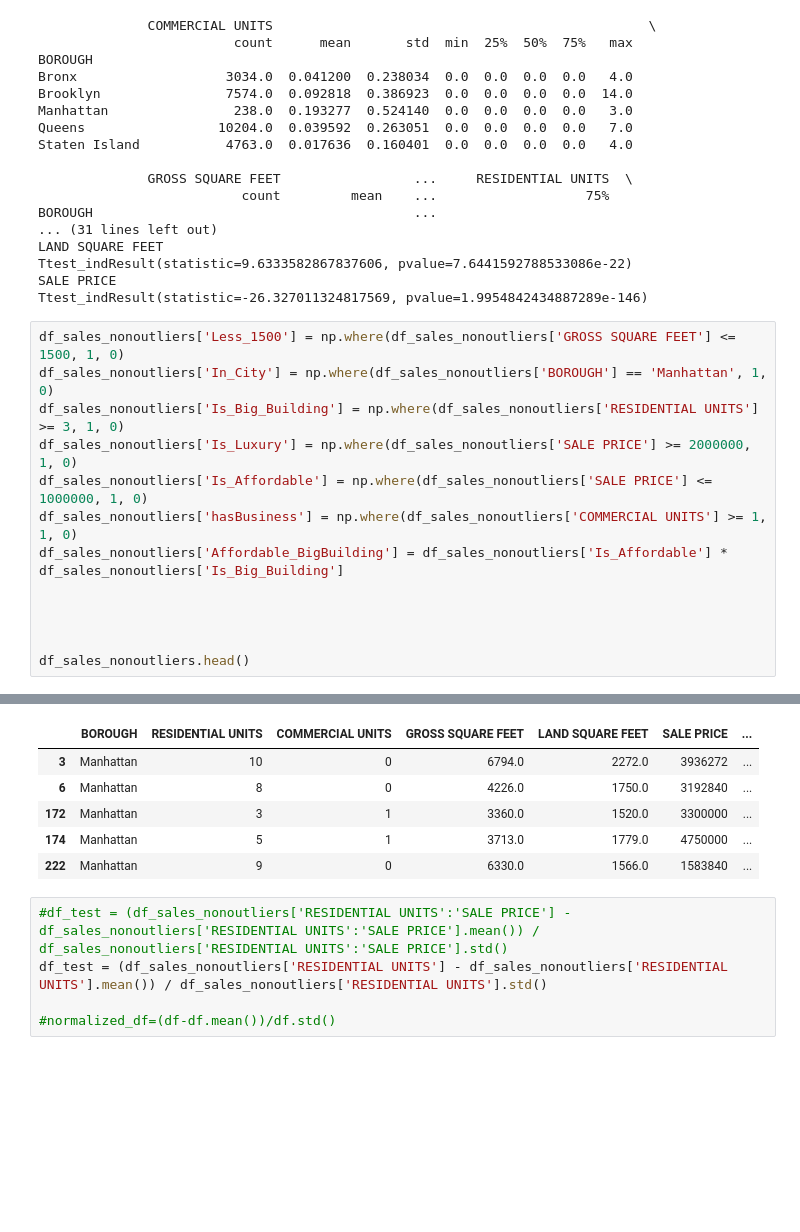
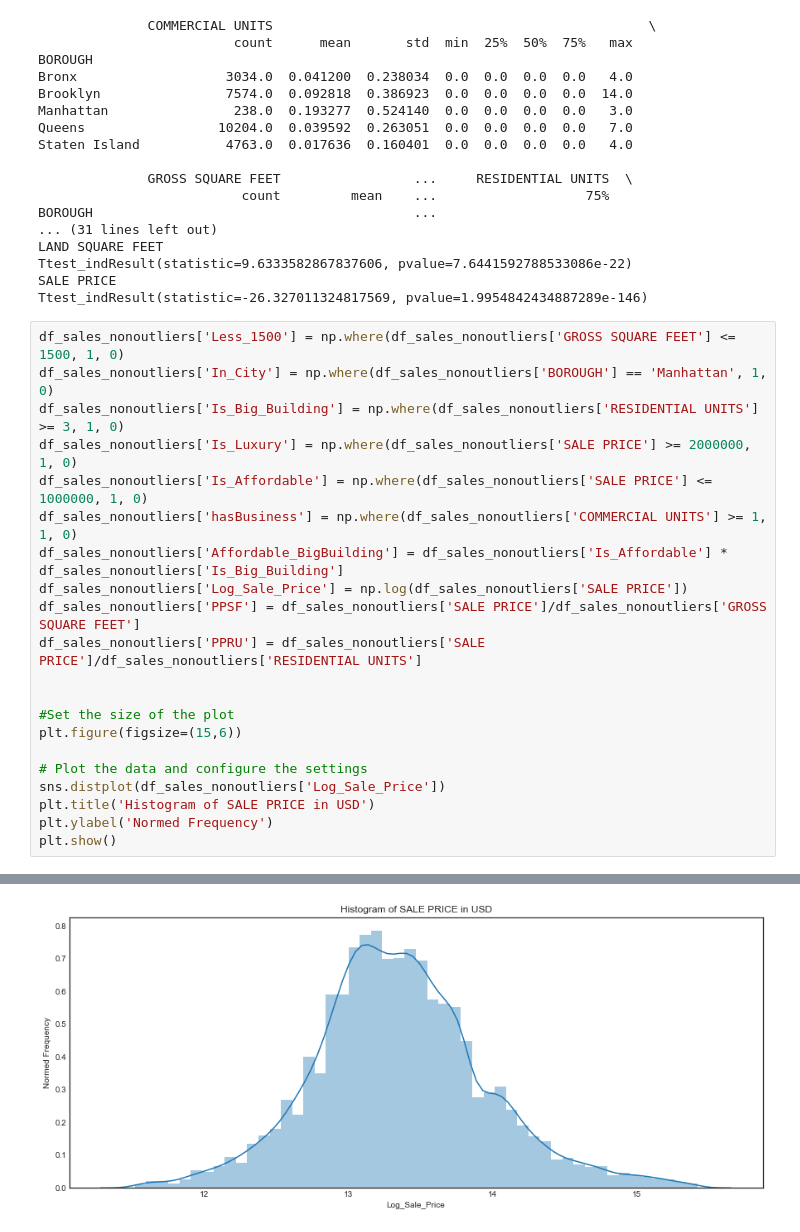
Before and after one commit to louiskonig/nyc_property_sales, a Jupyter notebook: NYC Property Sales.ipynb, the cells around one changed output, grey strips where cells are left out. Drawn from its saved outputs; the diff is of its cells as text; blank space fills up the shorter version.

```diff
--- a/NYC Property Sales.ipynb
+++ b/NYC Property Sales.ipynb
@@ -229,11 +235,19 @@ df_sales_nonoutliers['Is_Luxury'] = np.where(df_sales_nonoutliers['SALE PRICE']
 df_sales_nonoutliers['Is_Affordable'] = np.where(df_sales_nonoutliers['SALE PRICE'] <= 1000000, 1, 0)
 df_sales_nonoutliers['hasBusiness'] = np.where(df_sales_nonoutliers['COMMERCIAL UNITS'] >= 1, 1, 0)
 df_sales_nonoutliers['Affordable_BigBuilding'] = df_sales_nonoutliers['Is_Affordable'] * df_sales_nonoutliers['Is_Big_Building']
+df_sales_nonoutliers['Log_Sale_Price'] = np.log(df_sales_nonoutliers['SALE PRICE'])
+df_sales_nonoutliers['PPSF'] = df_sales_nonoutliers['SALE PRICE']/df_sales_nonoutliers['GROSS SQUARE FEET']
+df_sales_nonoutliers['PPRU'] = df_sales_nonoutliers['SALE PRICE']/df_sales_nonoutliers['RESIDENTIAL UNITS']
 
 
+#Set the size of the plot
+plt.figure(figsize=(15,6))
 
-
-df_sales_nonoutliers.head()
+# Plot the data and configure the settings
+sns.distplot(df_sales_nonoutliers['Log_Sale_Price'])
+plt.title('Histogram of SALE PRICE in USD')
+plt.ylabel('Normed Frequency')
+plt.show()
 # %% [output]
 A value is trying to be set on a copy of a slice from a DataFrame.
 Try using .loc[row_indexer,col_indexer] = value instead
@@ -255,11 +269 @@ See the caveats in the documentation: http://pandas.pydata.org/pandas-docs/stabl
-|  | BOROUGH | RESIDENTIAL UNITS | COMMERCIAL UNITS | GROSS SQUARE FEET | LAND SQUARE FEET | SALE PRICE | ... |
-| 3 | Manhattan | 10 | 0 | 6794.0 | 2272.0 | 3936272 | ... |
-| 6 | Manhattan | 8 | 0 | 4226.0 | 1750.0 | 3192840 | ... |
-| 172 | Manhattan | 3 | 1 | 3360.0 | 1520.0 | 3300000 | ... |
-| 174 | Manhattan | 5 | 1 | 3713.0 | 1779.0 | 4750000 | ... |
-| 222 | Manhattan | 9 | 0 | 6330.0 | 1566.0 | 1583840 | ... |
+[figure, added]
-# %%
-#df_test = (df_sales_nonoutliers['RESIDENTIAL UNITS':'SALE PRICE'] - df_sales_nonoutliers['RESIDENTIAL UNITS':'SALE PRICE'].mean()) / df_sales_nonoutliers['RESIDENTIAL UNITS':'SALE PRICE'].std()
-df_test = (df_sales_nonoutliers['RESIDENTIAL UNITS'] - df_sales_nonoutliers['RESIDENTIAL UNITS'].mean()) / df_sales_nonoutliers['RESIDENTIAL UNITS'].std()
-
-#normalized_df=(df-df.mean())/df.std()
```
Also changed, not shown: parts of 9 cells of this notebook.
